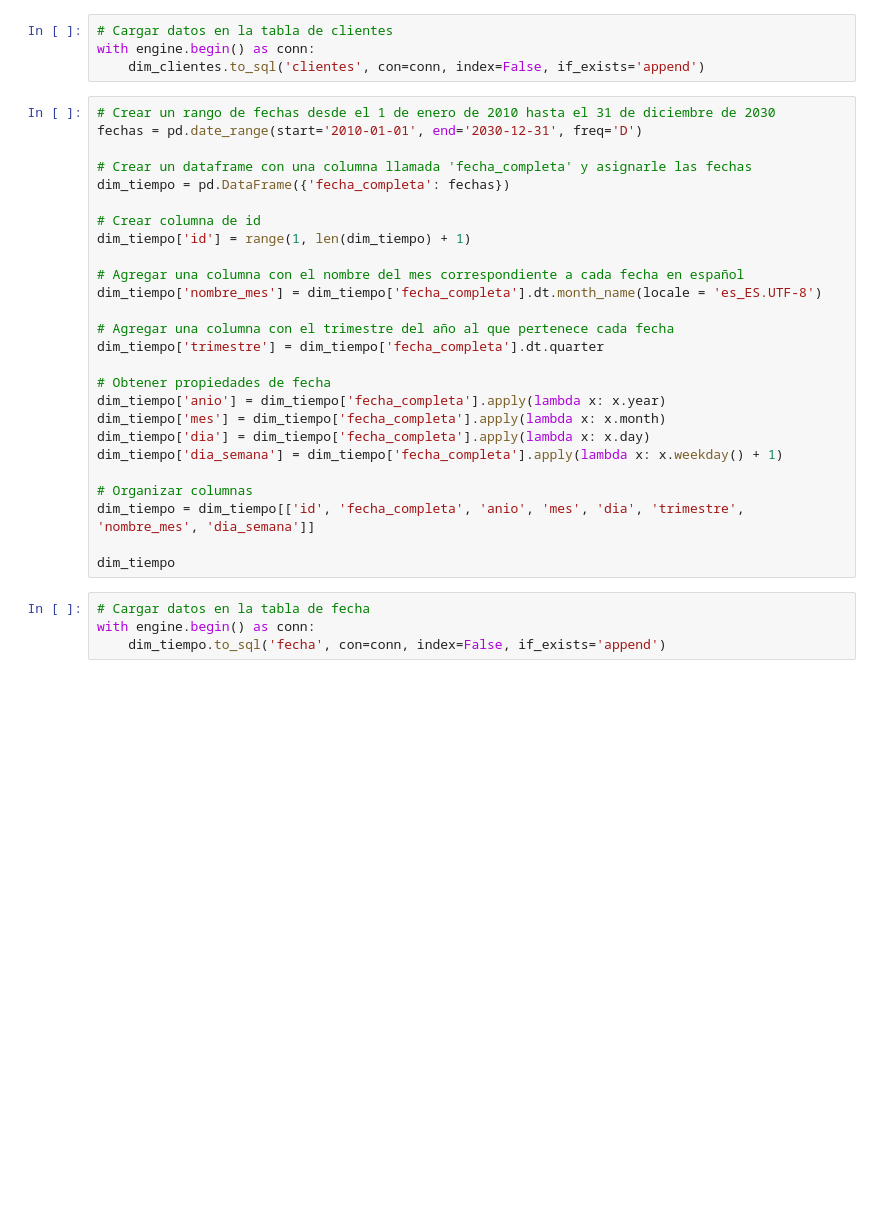
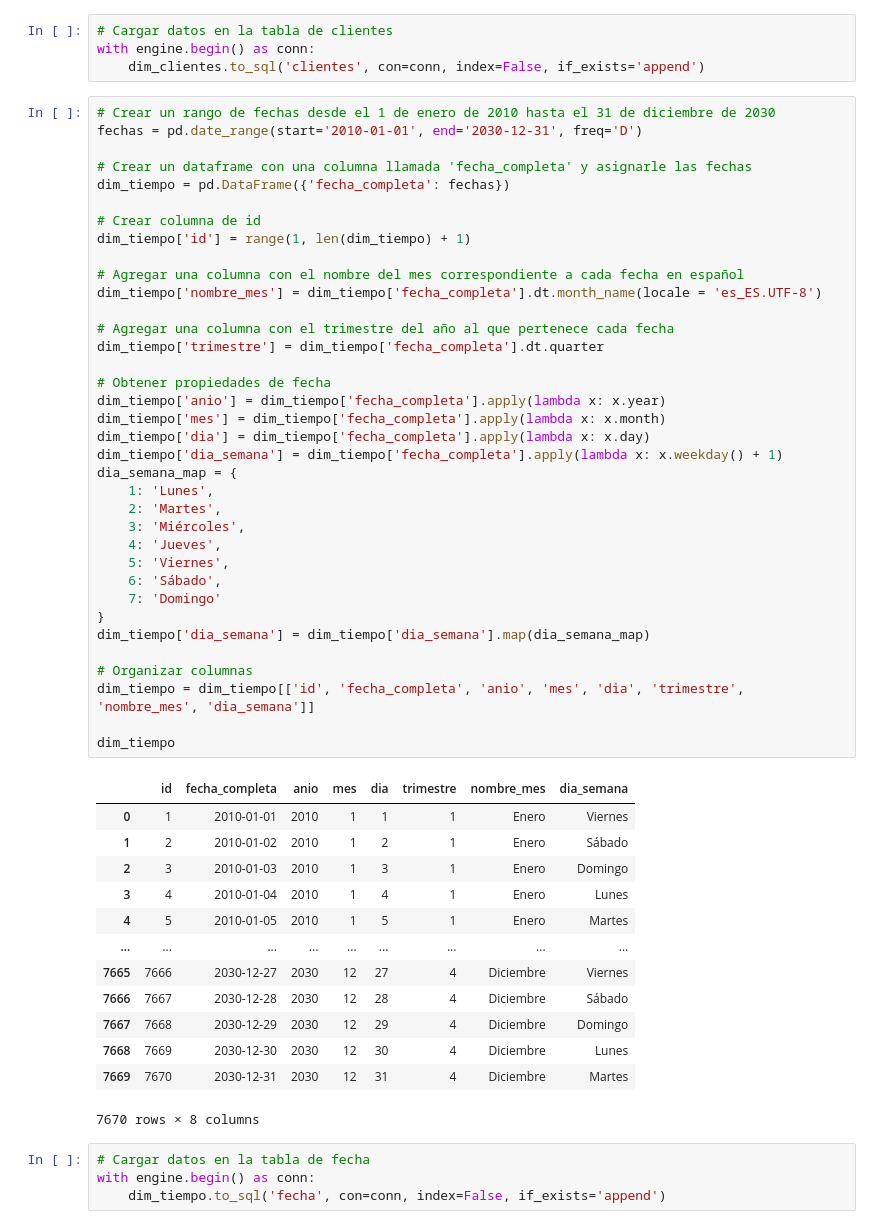
Before and after one commit to faberrocalv/proyecto-final-curso-bi-udem, a Jupyter notebook: test_etl.ipynb, the cells around one changed output. Saved outputs shown, nothing was run; the diff lists cells and outputs as text; blank space fills up the shorter version.

```diff
--- a/test_etl.ipynb
+++ b/test_etl.ipynb
@@ -408,29 +406,53 @@ with engine.begin() as conn:
 # %%
 # Crear un rango de fechas desde el 1 de enero de 2010 hasta el 31 de diciembre de 2030
 fechas = pd.date_range(start='2010-01-01', end='2030-12-31', freq='D')
 
 # Crear un dataframe con una columna llamada 'fecha_completa' y asignarle las fechas
 dim_tiempo = pd.DataFrame({'fecha_completa': fechas})
 
 # Crear columna de id
 dim_tiempo['id'] = range(1, len(dim_tiempo) + 1)
 
 # Agregar una columna con el nombre del mes correspondiente a cada fecha en español
 dim_tiempo['nombre_mes'] = dim_tiempo['fecha_completa'].dt.month_name(locale = 'es_ES.UTF-8')
 
 # Agregar una columna con el trimestre del año al que pertenece cada fecha
 dim_tiempo['trimestre'] = dim_tiempo['fecha_completa'].dt.quarter
 
 # Obtener propiedades de fecha
 dim_tiempo['anio'] = dim_tiempo['fecha_completa'].apply(lambda x: x.year)
 dim_tiempo['mes'] = dim_tiempo['fecha_completa'].apply(lambda x: x.month)
 dim_tiempo['dia'] = dim_tiempo['fecha_completa'].apply(lambda x: x.day)
 dim_tiempo['dia_semana'] = dim_tiempo['fecha_completa'].apply(lambda x: x.weekday() + 1)
+dia_semana_map = {
+    1: 'Lunes',
+    2: 'Martes',
+    3: 'Miércoles',
+    4: 'Jueves',
+    5: 'Viernes',
+    6: 'Sábado',
+    7: 'Domingo'
+}
+dim_tiempo['dia_semana'] = dim_tiempo['dia_semana'].map(dia_semana_map)
 
 # Organizar columnas
 dim_tiempo = dim_tiempo[['id', 'fecha_completa', 'anio', 'mes', 'dia', 'trimestre', 'nombre_mes', 'dia_semana']]
 
 dim_tiempo
+# %% [output]
+|  | id | fecha_completa | anio | mes | dia | trimestre | nombre_mes | dia_semana |
+| 0 | 1 | 2010-01-01 | 2010 | 1 | 1 | 1 | Enero | Viernes |
+| 1 | 2 | 2010-01-02 | 2010 | 1 | 2 | 1 | Enero | Sábado |
+| 2 | 3 | 2010-01-03 | 2010 | 1 | 3 | 1 | Enero | Domingo |
+| 3 | 4 | 2010-01-04 | 2010 | 1 | 4 | 1 | Enero | Lunes |
+| 4 | 5 | 2010-01-05 | 2010 | 1 | 5 | 1 | Enero | Martes |
+| ... | ... | ... | ... | ... | ... | ... | ... | ... |
+| 7665 | 7666 | 2030-12-27 | 2030 | 12 | 27 | 4 | Diciembre | Viernes |
+| 7666 | 7667 | 2030-12-28 | 2030 | 12 | 28 | 4 | Diciembre | Sábado |
+| 7667 | 7668 | 2030-12-29 | 2030 | 12 | 29 | 4 | Diciembre | Domingo |
+| 7668 | 7669 | 2030-12-30 | 2030 | 12 | 30 | 4 | Diciembre | Lunes |
+| 7669 | 7670 | 2030-12-31 | 2030 | 12 | 31 | 4 | Diciembre | Martes |
+7670 rows × 8 columns
 # %%
 # Cargar datos en la tabla de fecha
 with engine.begin() as conn:
```
Also changed, not shown: parts of 2 cells of this notebook, 1 other file.
